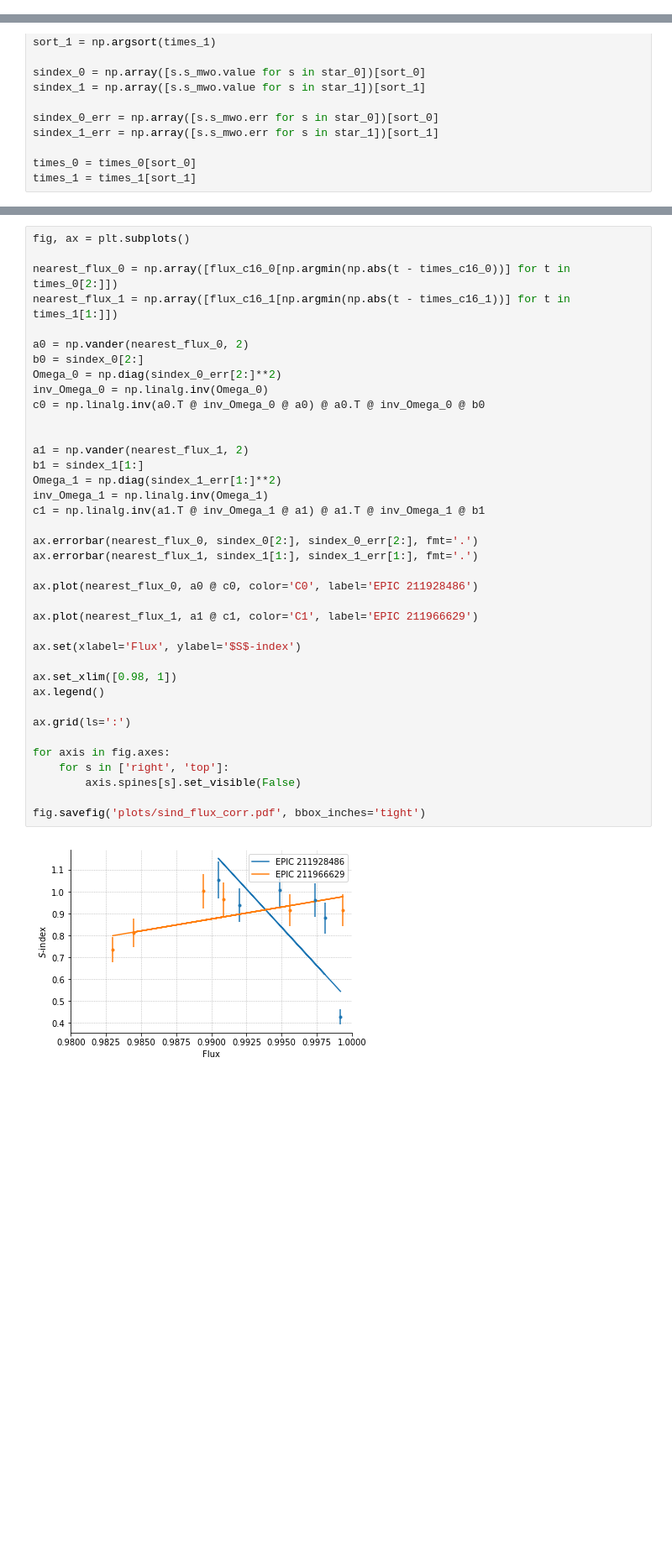
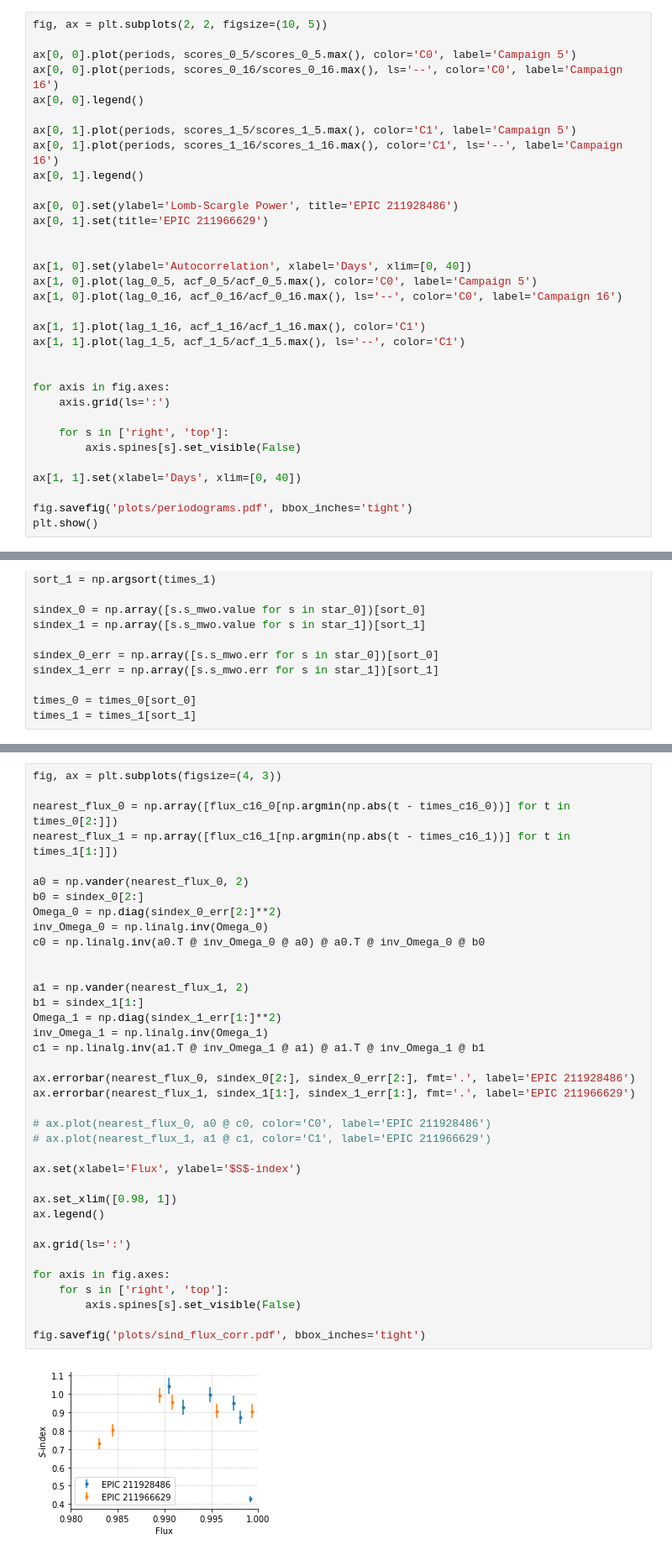
Before and after one commit to bmorris3/nephelion, a Jupyter notebook: notebooks/sap_rotation.ipynb, the cells around one changed output, grey strips where cells are left out. Shown: that part at 84% size. Saved outputs shown, nothing was run; the diff lists cells and outputs as text; blank space fills up the shorter version.

```diff
--- a/notebooks/sap_rotation.ipynb
+++ b/notebooks/sap_rotation.ipynb
@@ -59,0 +97,33 @@ fig.savefig('plots/everest_lightcurve.pdf', bbox_inches='tight')
+# %%
+fig, ax = plt.subplots(2, 2, figsize=(10, 5))
+
+ax[0, 0].plot(periods, scores_0_5/scores_0_5.max(), color='C0', label='Campaign 5')
+ax[0, 0].plot(periods, scores_0_16/scores_0_16.max(), ls='--', color='C0', label='Campaign 16')
+ax[0, 0].legend()
+
+ax[0, 1].plot(periods, scores_1_5/scores_1_5.max(), color='C1', label='Campaign 5')
+ax[0, 1].plot(periods, scores_1_16/scores_1_16.max(), color='C1', ls='--', label='Campaign 16')
+ax[0, 1].legend()
+
+ax[0, 0].set(ylabel='Lomb-Scargle Power', title='EPIC 211928486')
+ax[0, 1].set(title='EPIC 211966629')
+
+
+ax[1, 0].set(ylabel='Autocorrelation', xlabel='Days', xlim=[0, 40])
+ax[1, 0].plot(lag_0_5, acf_0_5/acf_0_5.max(), color='C0', label='Campaign 5')
+ax[1, 0].plot(lag_0_16, acf_0_16/acf_0_16.max(), ls='--', color='C0', label='Campaign 16')
+
+ax[1, 1].plot(lag_1_16, acf_1_16/acf_1_16.max(), color='C1')
+ax[1, 1].plot(lag_1_5, acf_1_5/acf_1_5.max(), ls='--', color='C1')
+
+
+for axis in fig.axes:
+    axis.grid(ls=':')
+
+    for s in ['right', 'top']:
+        axis.spines[s].set_visible(False)
+
+ax[1, 1].set(xlabel='Days', xlim=[0, 40])
+
+fig.savefig('plots/periodograms.pdf', bbox_inches='tight')
+plt.show()
@@ -139,40 +267,39 @@ fig.savefig('plots/photometry_sindices.pdf', bbox_inches='tight')
 # %%
-fig, ax = plt.subplots()
+fig, ax = plt.subplots(figsize=(4, 3))
 
 nearest_flux_0 = np.array([flux_c16_0[np.argmin(np.abs(t - times_c16_0))] for t in times_0[2:]])
 nearest_flux_1 = np.array([flux_c16_1[np.argmin(np.abs(t - times_c16_1))] for t in times_1[1:]])
 
 a0 = np.vander(nearest_flux_0, 2)
 b0 = sindex_0[2:]
 Omega_0 = np.diag(sindex_0_err[2:]**2)
 inv_Omega_0 = np.linalg.inv(Omega_0)
 c0 = np.linalg.inv(a0.T @ inv_Omega_0 @ a0) @ a0.T @ inv_Omega_0 @ b0
 
 
 a1 = np.vander(nearest_flux_1, 2)
 b1 = sindex_1[1:]
 Omega_1 = np.diag(sindex_1_err[1:]**2)
 inv_Omega_1 = np.linalg.inv(Omega_1)
 c1 = np.linalg.inv(a1.T @ inv_Omega_1 @ a1) @ a1.T @ inv_Omega_1 @ b1
 
-ax.errorbar(nearest_flux_0, sindex_0[2:], sindex_0_err[2:], fmt='.')
-ax.errorbar(nearest_flux_1, sindex_1[1:], sindex_1_err[1:], fmt='.')
+ax.errorbar(nearest_flux_0, sindex_0[2:], sindex_0_err[2:], fmt='.', label='EPIC 211928486')
+ax.errorbar(nearest_flux_1, sindex_1[1:], sindex_1_err[1:], fmt='.', label='EPIC 211966629')
 
-ax.plot(nearest_flux_0, a0 @ c0, color='C0', label='EPIC 211928486')
-
-ax.plot(nearest_flux_1, a1 @ c1, color='C1', label='EPIC 211966629')
+# ax.plot(nearest_flux_0, a0 @ c0, color='C0', label='EPIC 211928486')
+# ax.plot(nearest_flux_1, a1 @ c1, color='C1', label='EPIC 211966629')
 
 ax.set(xlabel='Flux', ylabel='$S$-index')
 
 ax.set_xlim([0.98, 1])
 ax.legend()
 
 ax.grid(ls=':')
 
 for axis in fig.axes:
     for s in ['right', 'top']:
         axis.spines[s].set_visible(False)
 
 fig.savefig('plots/sind_flux_corr.pdf', bbox_inches='tight')
 # %% [output]
-[figure, old version]
+[figure, new version]
```
Also changed, not shown: parts of 10 cells of this notebook.
